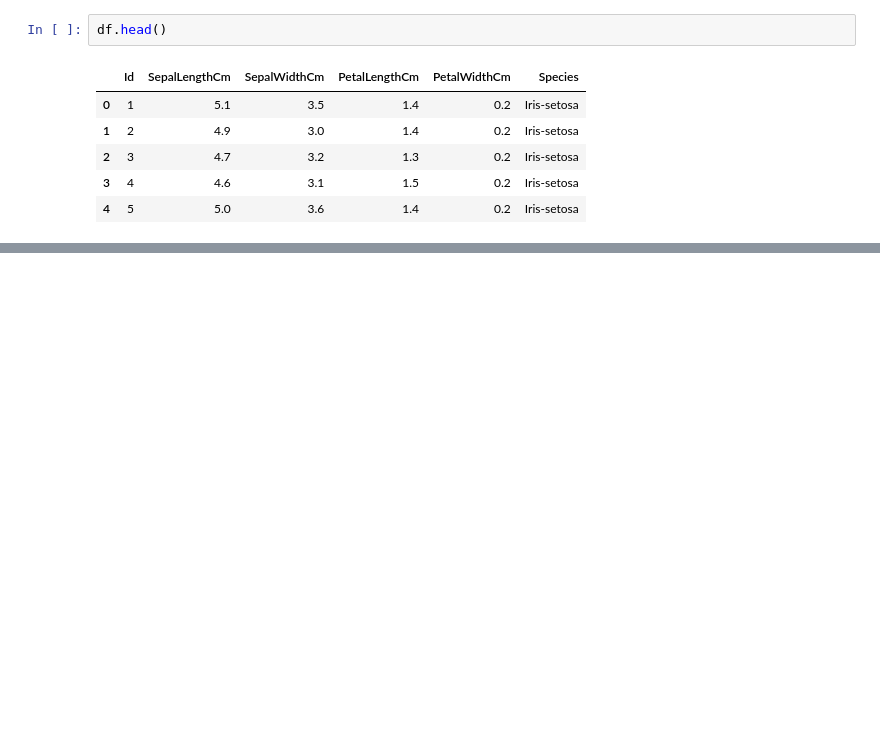
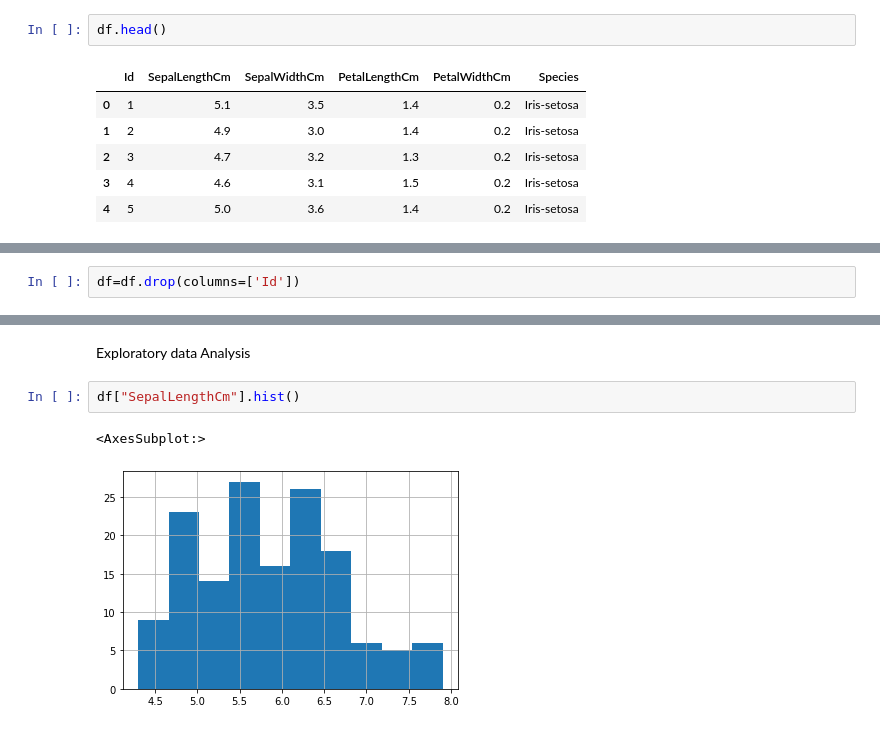
Before and after one commit to Prathameshkale1/OIBSIP, a Jupyter notebook: task_1.ipynb, the cells around one changed output, grey strips where cells are left out. Drawn from its saved outputs; the diff is of its cells as text; blank space fills up the shorter version.

```diff
--- a/task_1.ipynb
+++ b/task_1.ipynb
@@ -32,0 +35,2 @@ df.head()
+# %%
+df=df.drop(columns=['Id'])
@@ -32,0 +91,7 @@ df.head()
+# %% [markdown]
+Exploratory data Analysis
+# %%
+df["SepalLengthCm"].hist()
+# %% [output]
+<AxesSubplot:>
+[figure, added]
```
Also changed, not shown: parts of 27 cells of this notebook.
